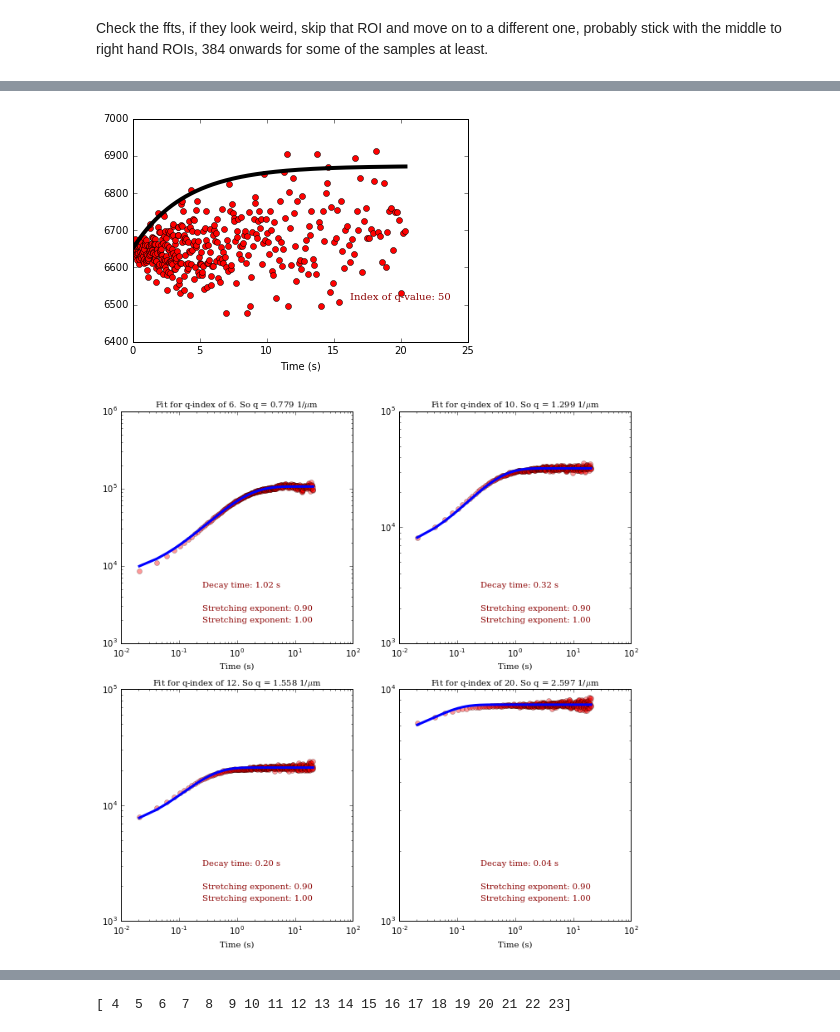
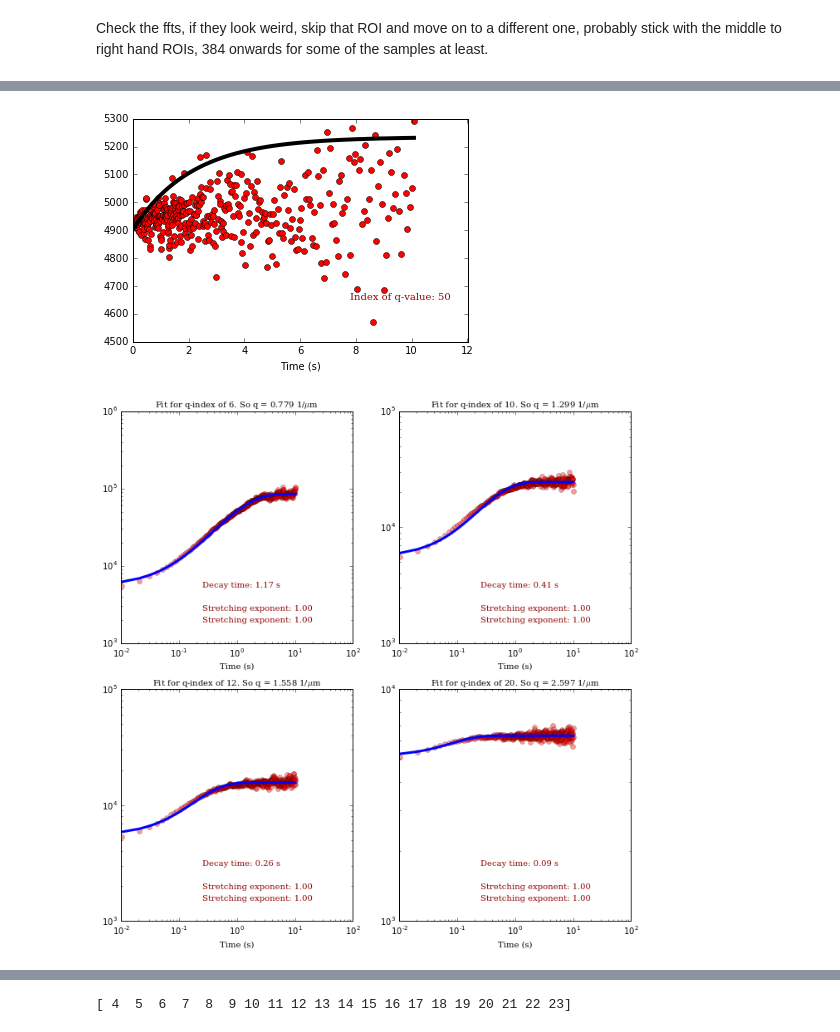
Before and after one commit to rmcgorty/Differential-Dynamic-Microscopy---Python, a Jupyter notebook: DDM analysis for DNA samples.ipynb, the cells around one changed output, grey strips where cells are left out. Saved outputs shown, nothing was run; the diff lists cells and outputs as text; code cells hidden in the pictures.

```diff
--- a/DDM analysis for DNA samples.ipynb
+++ b/DDM analysis for DNA samples.ipynb
@@ -36,21 +36,21 @@ allResults = {}
 Sample = ['0.02mgmlDNA_Buffer_17.5fps_55exp_8000frames', '0.02mgmlDNA_Buffer_49fps_20exp_8000frames','0.02mgmlDNA_Buffer_99fps_10exp_8000frames','0.02mgmlDNA_Buffer_99fps_10exp']
 # %%
 newt = lambda t,s: (1./s)*gamma(1./s)*t
-framerate = 49.0
+framerate = 99.0
 px = 0.189
 imDimension = 128
 # %%
 # different ROIs and the video number, change samNumber based upon the number of videos taken for the condition
 ROI = ['0', '128', '256', '384', '512', '640', '768', '896']
 samNumber = ['1','2','3','4','5','6','7','8']
-num = 1
+num = 3
 # %% [markdown]
 Check the ffts, if they look weird, skip that ROI and move on to a different one, probably stick with the middle to right hand ROIs, 384 onwards for some of the samples at least.
 # %%
 %matplotlib inline
 mpld3.enable_notebook()
 # Change the directory or data file and change the condition number so the average ROI list can be iterated over
-ss = 0 #changes the video
+ss = 1 #changes the video
 c = 7 #changes the ROI
 
 data_dir = "Z:\\Devynn_Summer2018\\Data\\2018-06-01_DNA\\AllVideos\\"
@@ -63,5 +63,5 @@ dts  = dat['dts']
 ffts = dat['ffts']
 
 #plt.matshow(ffts[5])
-plt.matshow(ffts[10])
+#plt.matshow(ffts[10])
 #plt.matshow(ffts[25])
@@ -73,22 +70,22 @@ plt.matshow(ffts[10])
 # %%
 %matplotlib inline
 mpld3.enable_notebook()
 
 q = np.arange(0,imDimension/2)*2*np.pi*(1./(imDimension*px*2))
 times = dts/framerate
 q_index = 50
-backg = 6650
+backg = 4900
 #We try to use the function `returnReasonableParams` to find reasonable initial guesses for the fitting function
 
 pars,minp,maxp,lmin,lmax,fix = ddm.returnReasonableParams(d=ravs[:,q_index],bg=backg, double=False, fps=framerate)
 plt.plot(times, ravs[:,q_index],'ro') #plot the data
 plt.plot(times, ddm.dTheory(times,*pars), '-k', lw=4) #see how well the initial guess performs
 ax = plt.gca()
 plt.text(0.8, 0.2, 'Index of q-value: %i' % q_index, horizontalalignment='center', verticalalignment='center',
            transform=ax.transAxes, fontdict=font_plt)
 plt.xlabel('Time (s)');
 # %% [output]
-[figure, old version]
+[figure, new version]
 # %%
 def two_rounds_fitting(data, times):
     '''
@@ -103,13 +100,13 @@ def two_rounds_fitting(data, times):
 
     minp[3]=0.9
     maxp[3]=1.0
-    maxp[2]=7000
-    minp[2]=6000
+    maxp[2]=5500
+    minp[2]=4500
     pars[3]=1.0
     maxp[1] = 100
     maxp[5] = 100
     fix[2]=False
-    fix[3]=False
+    fix[3]=True
     minp[6] = 0.5
     maxp[6]=1.0
 
@@ -161,7 +158,7 @@ for i,q_index in enumerate([6,10,12,20]):
     ax.set_xlabel("Time (s)", fontdict=font_plt_ax)
     ax.set_title("Fit for q-index of %i. So q = %.3f 1/$\mu$m" % (q_index, q[q_index]), fontdict=font_plt_ax)
 # %% [output]
-[figure, old version]
+[figure, new version]
 # %%
 #Now, we'll do that fit for *all* q-values
 
```
Also changed, not shown: parts of 5 cells of this notebook.
